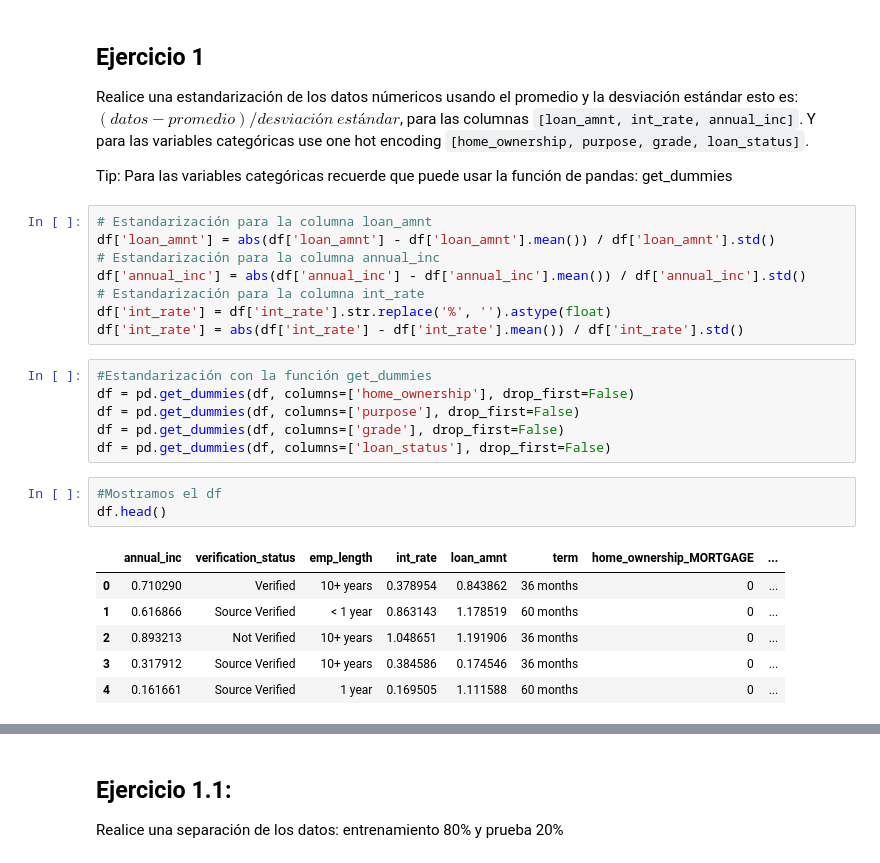
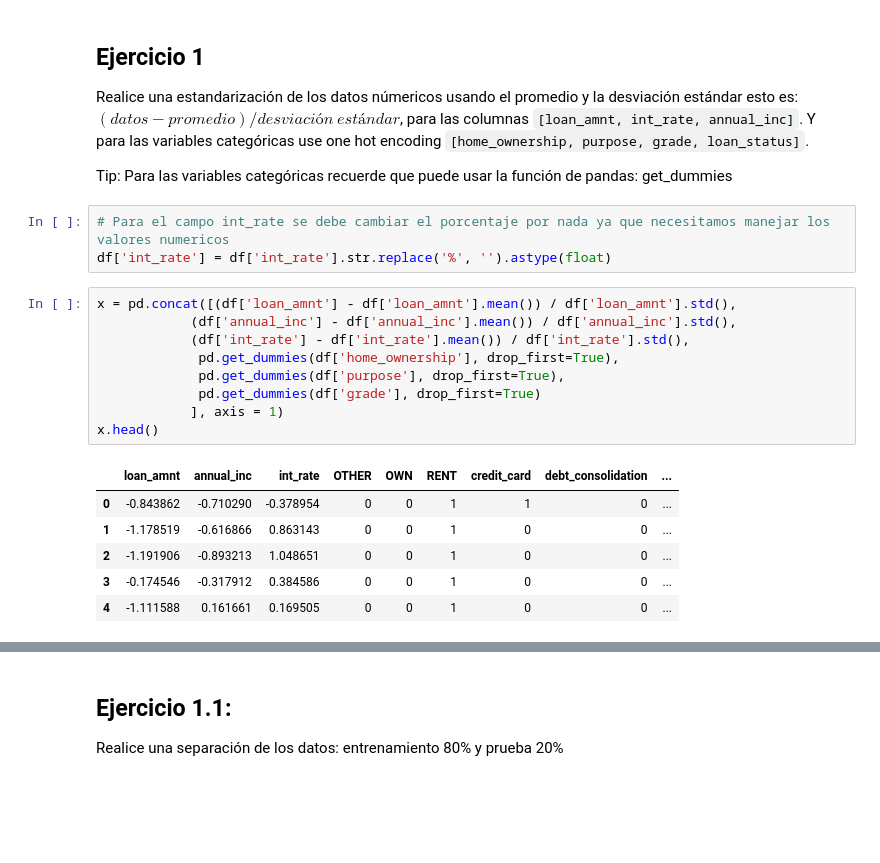
Before and after one commit to GabyLeon10100/MujeresDigitales, a Jupyter notebook: Taller_semana_9.ipynb, the cells around one changed output, grey strips where cells are left out. Drawn from its saved outputs; the diff is of its cells as text; blank space fills up the shorter version.

````diff
--- a/Taller_semana_9.ipynb
+++ b/Taller_semana_9.ipynb
@@ -49,27 +49,22 @@ df.head()
 Realice una estandarización de los datos númericos usando el promedio y la desviación estándar esto es: $(datos - promedio) / desviación\ estándar$, para las columnas ```[loan_amnt, int_rate, annual_inc]```. Y para las variables categóricas use one hot encoding ```[home_ownership, purpose, grade, loan_status]```.
 
 Tip: Para las variables categóricas recuerde que puede usar la función de pandas: get_dummies
+# %%
+# Para el campo int_rate se debe cambiar el porcentaje por nada ya que necesitamos manejar los valores numericos
+df['int_rate'] = df['int_rate'].str.replace('%', '').astype(float)
 # %%
-# Estandarización para la columna loan_amnt
-df['loan_amnt'] = abs(df['loan_amnt'] - df['loan_amnt'].mean()) / df['loan_amnt'].std()
-# Estandarización para la columna annual_inc
-df['annual_inc'] = abs(df['annual_inc'] - df['annual_inc'].mean()) / df['annual_inc'].std()
-# Estandarización para la columna int_rate
-df['int_rate'] = df['int_rate'].str.replace('%', '').astype(float)
-df['int_rate'] = abs(df['int_rate'] - df['int_rate'].mean()) / df['int_rate'].std()
+x = pd.concat([(df['loan_amnt'] - df['loan_amnt'].mean()) / df['loan_amnt'].std(),
+            (df['annual_inc'] - df['annual_inc'].mean()) / df['annual_inc'].std(),
+            (df['int_rate'] - df['int_rate'].mean()) / df['int_rate'].std(),
+             pd.get_dummies(df['home_ownership'], drop_first=True),
+             pd.get_dummies(df['purpose'], drop_first=True),
+             pd.get_dummies(df['grade'], drop_first=True)
+            ], axis = 1)
+x.head()
+# %% [output]
+|  | loan_amnt | annual_inc | int_rate | OTHER | OWN | RENT | credit_card | debt_consolidation | ... |
+| 0 | -0.843862 | -0.710290 | -0.378954 | 0 | 0 | 1 | 1 | 0 | ... |
+| 1 | -1.178519 | -0.616866 | 0.863143 | 0 | 0 | 1 | 0 | 0 | ... |
+| 2 | -1.191906 | -0.893213 | 1.048651 | 0 | 0 | 1 | 0 | 0 | ... |
+| 3 | -0.174546 | -0.317912 | 0.384586 | 0 | 0 | 1 | 0 | 0 | ... |
+| 4 | -1.111588 | 0.161661 | 0.169505 | 0 | 0 | 1 | 0 | 0 | ... |
-# %%
-#Estandarización con la función get_dummies
-df = pd.get_dummies(df, columns=['home_ownership'], drop_first=False)
-df = pd.get_dummies(df, columns=['purpose'], drop_first=False)
-df = pd.get_dummies(df, columns=['grade'], drop_first=False)
-df = pd.get_dummies(df, columns=['loan_status'], drop_first=False)
-# %%
-#Mostramos el df
-df.head()
-# %% [output]
-|  | annual_inc | verification_status | emp_length | int_rate | loan_amnt | term | home_ownership_MORTGAGE | ... |
-| 0 | 0.710290 | Verified | 10+ years | 0.378954 | 0.843862 | 36 months | 0 | ... |
-| 1 | 0.616866 | Source Verified | < 1 year | 0.863143 | 1.178519 | 60 months | 0 | ... |
-| 2 | 0.893213 | Not Verified | 10+ years | 1.048651 | 1.191906 | 36 months | 0 | ... |
-| 3 | 0.317912 | Source Verified | 10+ years | 0.384586 | 0.174546 | 36 months | 0 | ... |
-| 4 | 0.161661 | Source Verified | 1 year | 0.169505 | 1.111588 | 60 months | 0 | ... |
````
Also changed, not shown: parts of 12 cells of this notebook.
